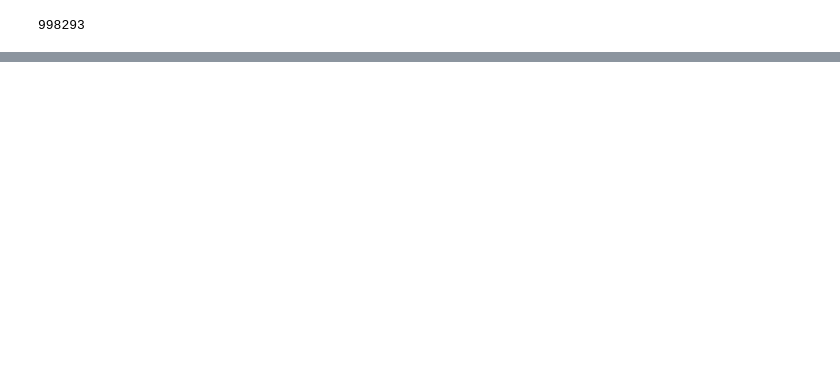
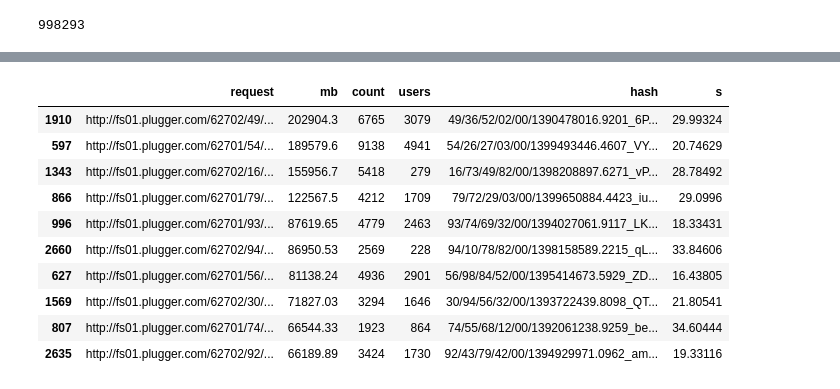
Before and after one commit to nicolasgo/_pmx, a Jupyter notebook: fraud-analysis-videos.ipynb, the cells around one changed output, grey strips where cells are left out. Cells and saved outputs as stored; diff of their text form; code cells hidden in the pictures; blank space fills up the shorter version.

```diff
--- a/fraud-analysis-videos.ipynb
+++ b/fraud-analysis-videos.ipynb
@@ -451,0 +426,15 @@ dtype: int64
+# %%
+report=stats_per_request.sort(['mb'],ascending=False)
+report.head(10)
+# %% [output]
+|  | request | mb | count | users | hash | s |
+| 1910 | http://fs01.plugger.com/62702/49/... | 202904.3 | 6765 | 3079 | 49/36/52/02/00/1390478016.9201_6P... | 29.99324 |
+| 597 | http://fs01.plugger.com/62701/54/... | 189579.6 | 9138 | 4941 | 54/26/27/03/00/1399493446.4607_VY... | 20.74629 |
+| 1343 | http://fs01.plugger.com/62702/16/... | 155956.7 | 5418 | 279 | 16/73/49/82/00/1398208897.6271_vP... | 28.78492 |
+| 866 | http://fs01.plugger.com/62701/79/... | 122567.5 | 4212 | 1709 | 79/72/29/03/00/1399650884.4423_iu... | 29.0996 |
+| 996 | http://fs01.plugger.com/62701/93/... | 87619.65 | 4779 | 2463 | 93/74/69/32/00/1394027061.9117_LK... | 18.33431 |
+| 2660 | http://fs01.plugger.com/62702/94/... | 86950.53 | 2569 | 228 | 94/10/78/82/00/1398158589.2215_qL... | 33.84606 |
+| 627 | http://fs01.plugger.com/62701/56/... | 81138.24 | 4936 | 2901 | 56/98/84/52/00/1395414673.5929_ZD... | 16.43805 |
+| 1569 | http://fs01.plugger.com/62702/30/... | 71827.03 | 3294 | 1646 | 30/94/56/32/00/1393722439.8098_QT... | 21.80541 |
+| 807 | http://fs01.plugger.com/62701/74/... | 66544.33 | 1923 | 864 | 74/55/68/12/00/1392061238.9259_be... | 34.60444 |
+| 2635 | http://fs01.plugger.com/62702/92/... | 66189.89 | 3424 | 1730 | 92/43/79/42/00/1394929971.0962_am... | 19.33116 |
```
Also changed, not shown: parts of 53 cells of this notebook.
